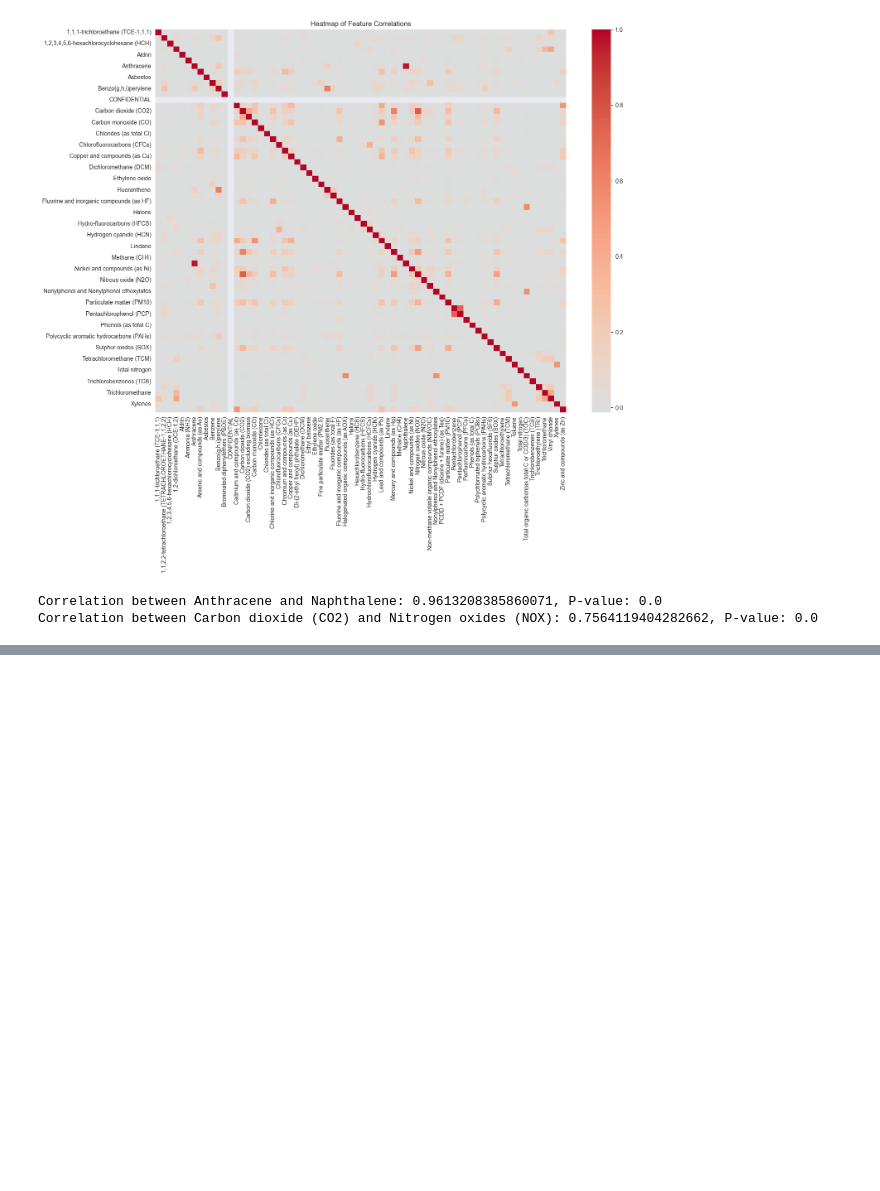
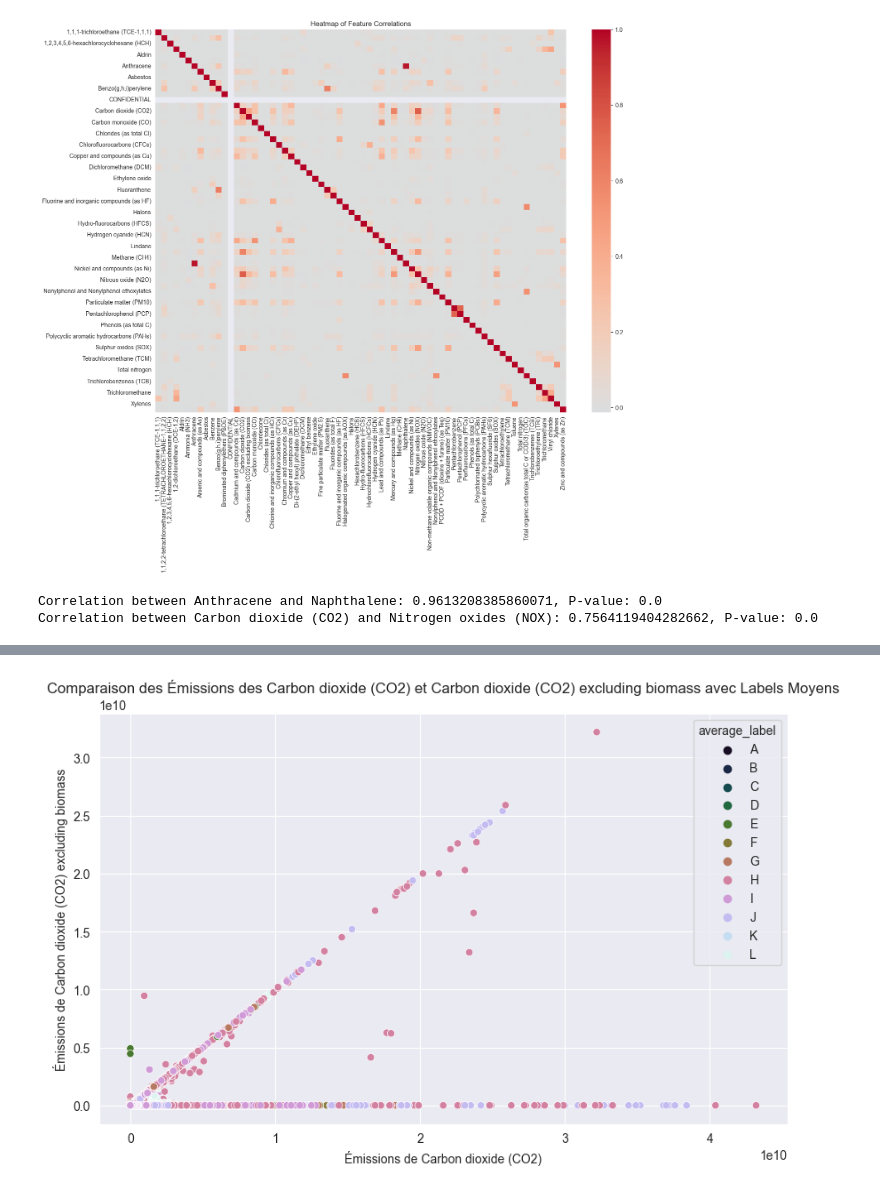
Before and after one commit to FanZy0127/environmental_impact, a Jupyter notebook: modules/Air/test.ipynb, the cells around one changed output, grey strips where cells are left out. Saved outputs shown, nothing was run; the diff lists cells and outputs as text; code cells hidden in the pictures; blank space fills up the shorter version.

```diff
--- a/modules/Air/test.ipynb
+++ b/modules/Air/test.ipynb
@@ -123,0 +247,9 @@ df_agg_per_FacilityInspireID_per_year = df_final.groupby(['FacilityInspireID', '
+# %%
+plt.figure(figsize=(10, 6))
+sns.scatterplot(x='Carbon dioxide (CO2)', y='Carbon dioxide (CO2) excluding biomass', hue='average_label', data=df_agg_per_FacilityInspireID_per_year, palette='cubehelix')
+plt.title('Comparaison des Émissions des Carbon dioxide (CO2) et Carbon dioxide (CO2) excluding biomass avec Labels Moyens')
+plt.xlabel('Émissions de Carbon dioxide (CO2)')
+plt.ylabel('Émissions de Carbon dioxide (CO2) excluding biomass')
+plt.show()
+# %% [output]
+[figure, added]
```
Also changed, not shown: parts of 11 cells of this notebook.
